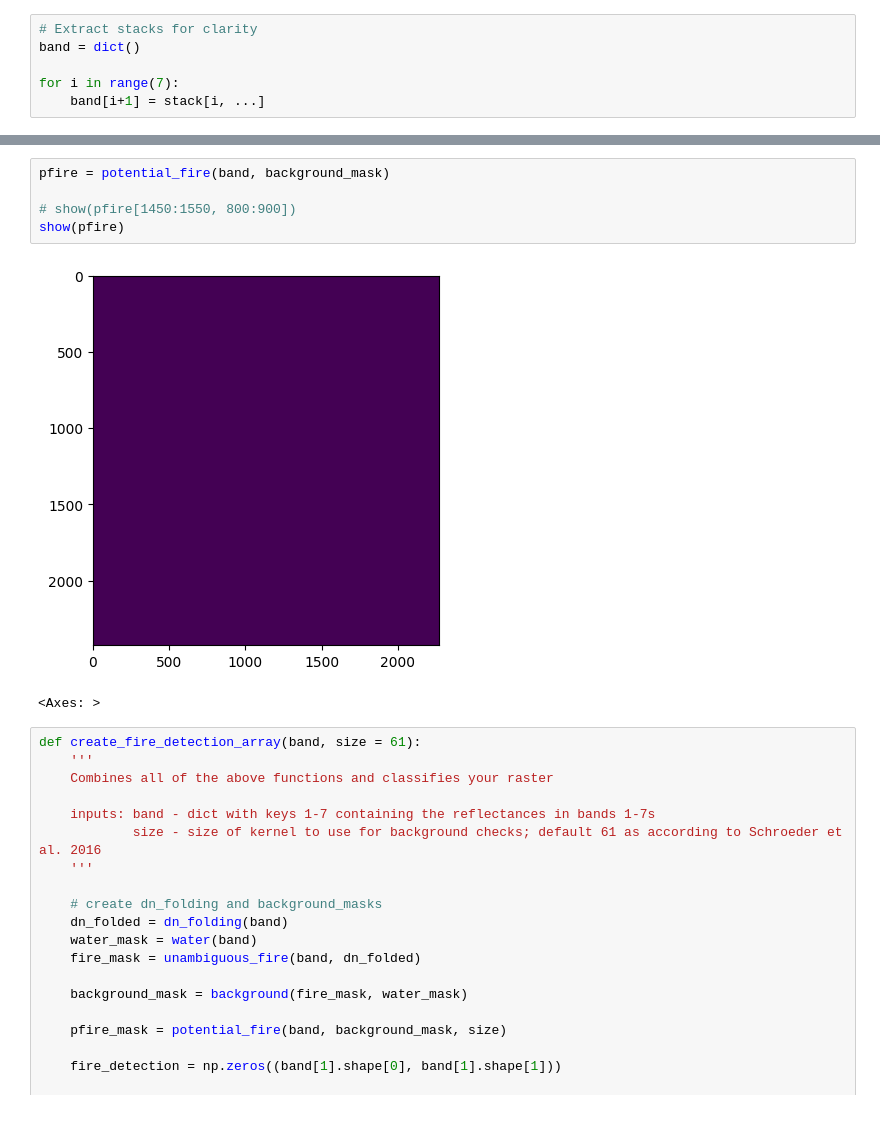
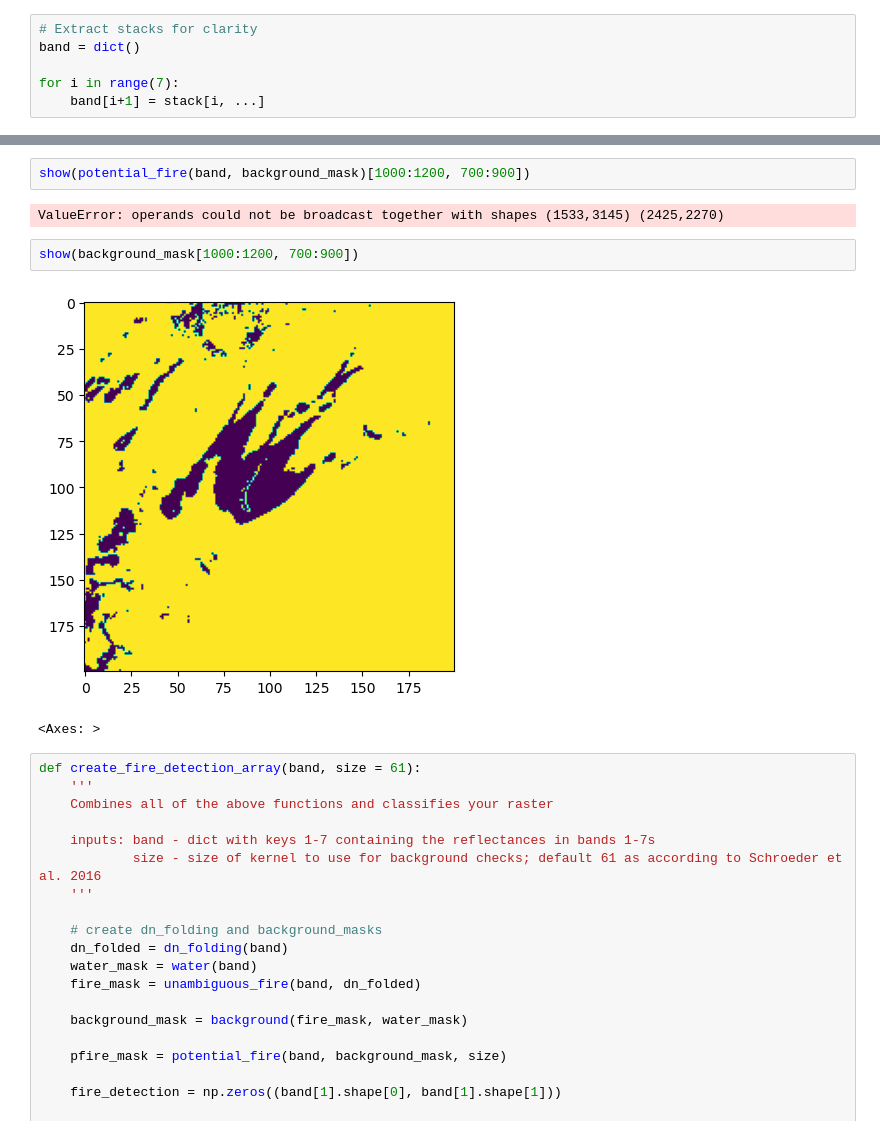
Before and after one commit to Pinnacle55/landsatAFD, a Jupyter notebook: Active Fire Detection.ipynb, the cells around one changed output, grey strips where cells are left out. Drawn from its saved outputs; the diff is of its cells as text.

```diff
--- a/Active Fire Detection.ipynb
+++ b/Active Fire Detection.ipynb
@@ -273,11 +216,12 @@ show(test_potential_fire(band, background_mask)[1400:1800, 700:1000], interpolat
-# %%
-pfire = potential_fire(band, background_mask)
-
-# show(pfire[1450:1550, 800:900])
-show(pfire)
-# %% [output]
-[figure, removed]
-<Axes: >
+# %%
+show(potential_fire(band, background_mask)[1000:1200, 700:900])
+# %% [output]
+ValueError: operands could not be broadcast together with shapes (1533,3145) (2425,2270)
+# %%
+show(background_mask[1000:1200, 700:900])
+# %% [output]
+[figure, added]
+<Axes: >
 # %%
 def create_fire_detection_array(band, size = 61):
     '''
```
Also changed, not shown: parts of 13 cells of this notebook, 3 other files.
